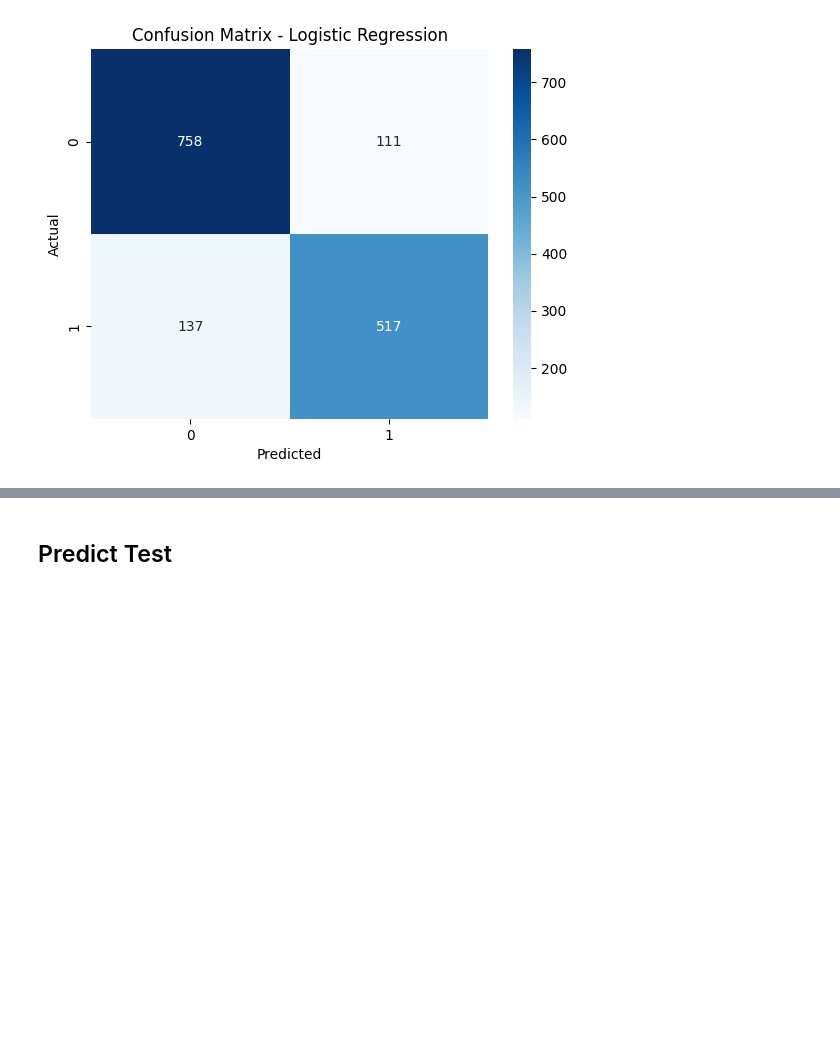
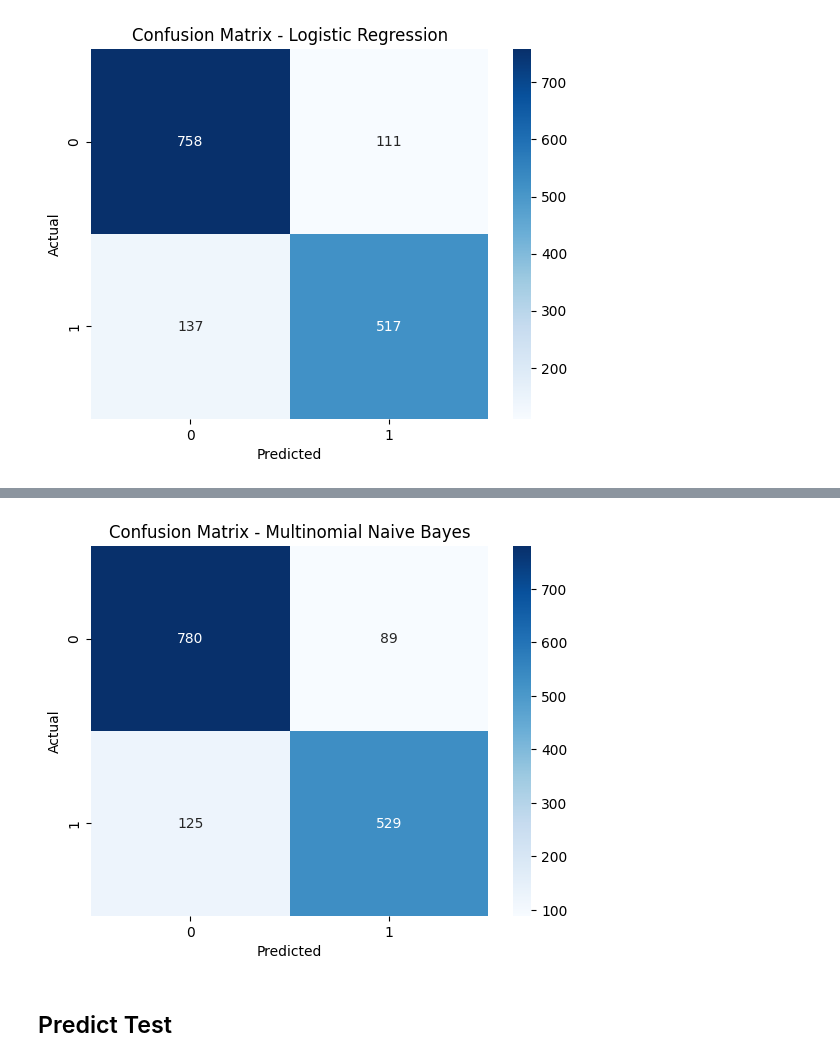
Before and after one commit to Jepees/NLP-with-Disaster-Tweets, a Jupyter notebook: Kaggle_Submission.ipynb, the cells around one changed output, grey strips where cells are left out. Saved outputs shown, nothing was run; the diff lists cells and outputs as text; code cells hidden in the pictures; blank space fills up the shorter version.

```diff
--- a/Kaggle_Submission.ipynb
+++ b/Kaggle_Submission.ipynb
@@ -359,0 +393,19 @@ plot_cm(y_val, y_pred_lr, "Confusion Matrix - Logistic Regression")
+# %%
+# 1. Buat model baru dengan parameter terbaik
+best_params = {
+    'alpha': 0.01,
+    'fit_prior': True,
+    'class_prior': [0.5, 0.5]
+}
+
+final_model = MultinomialNB(**best_params)
+
+# 2. Latih model pada data latih
+final_model.fit(X_train, y_train)
+
+# 3. Evaluasi model pada data uji
+y_pred_NB = final_model.predict(X_val)
+
+print("\n=== Final Naive Bayes Model ===")
+print(classification_report(y_val, y_pred_NB))
+print("Test Accuracy:", accuracy_score(y_val, y_pred_NB))
@@ -360,3 +424,7 @@ plot_cm(y_val, y_pred_lr, "Confusion Matrix - Logistic Regression")
+# %%
+plot_cm(y_val, y_pred_NB, "Confusion Matrix - Multinomial Naive Bayes")
+# %% [output]
+[figure, added]
 # %% [markdown]
 ## Predict Test
 # %%
```
Also changed, not shown: parts of 4 cells of this notebook.
